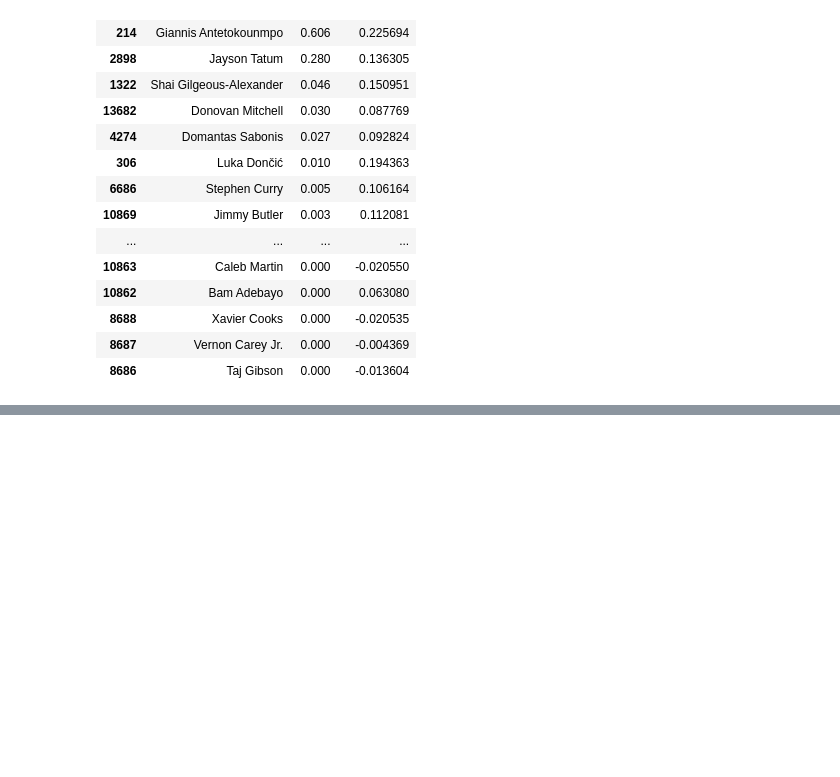
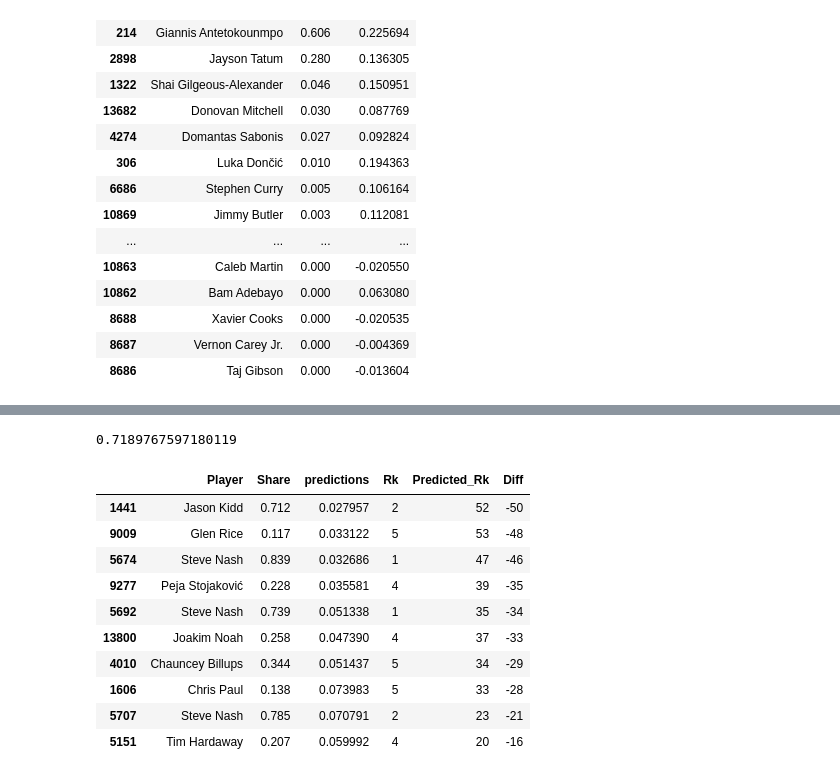
Before and after one commit to jhsu0811/nba-mvp-predictor, a Jupyter notebook: machine_learning.ipynb, the cells around one changed output, grey strips where cells are left out. Cells and saved outputs as stored; diff of their text form; code cells hidden in the pictures; blank space fills up the shorter version.

```diff
--- a/machine_learning.ipynb
+++ b/machine_learning.ipynb
@@ -129,0 +221,12 @@ combination.sort_values("Share", ascending=False).head(20)
+# %%
+aps = []
+all_predictions = []
+for year in years[5:]:
+    train = stats[stats["Year"] < year]
+    test = stats[stats["Year"] == year]
+    reg.fit(train[predictors], train["Share"])
+    predictions = reg.predict(test[predictors])
+    predictions = pd.DataFrame(predictions, columns=["predictions"], index=test.index)
+    combination = pd.concat([test[["Player", "Share"]], predictions], axis=1)
+    all_predictions.append(combination)
+    aps.append(find_ap(combination))
@@ -129,0 +237,8 @@ combination.sort_values("Share", ascending=False).head(20)
+# %%
+def add_ranks(combination):
+    combination = combination.sort_values("Share", ascending=False)
+    combination["Rk"] = list(range(1,combination.shape[0]+1))
+    combination = combination.sort_values("predictions", ascending=False)
+    combination["Predicted_Rk"] = list(range(1,combination.shape[0]+1))
+    combination["Diff"] = combination["Rk"] - combination["Predicted_Rk"]
+    return combination
@@ -129,0 +255,35 @@ combination.sort_values("Share", ascending=False).head(20)
+# %%
+def backtest(stats, model, year, predictors):
+    aps = []
+    all_predictions = []
+    for year in years[5:]:
+        train = stats[stats["Year"] < year]
+        test = stats[stats["Year"] == year]
+        model.fit(train[predictors], train["Share"])
+        predictions = reg.predict(test[predictors])
+        predictions = pd.DataFrame(predictions, columns=["predictions"], index=test.index)
+        combination = pd.concat([test[["Player", "Share"]], predictions], axis=1)
+        combination = add_ranks(combination)
+        all_predictions.append(combination)
+        aps.append(find_ap(combination))
+    return sum(aps)/len(aps), aps, pd.concat(all_predictions)
+# %%
+mean_ap, aps, all_predictions = backtest(stats, reg, years[5:], predictors)
+# %%
+mean_ap
+# %% [output]
+0.7189767597180119
+# %%
+all_predictions[all_predictions["Rk"] <= 5].sort_values("Diff").head(10)
+# %% [output]
+|  | Player | Share | predictions | Rk | Predicted_Rk | Diff |
+| 1441 | Jason Kidd | 0.712 | 0.027957 | 2 | 52 | -50 |
+| 9009 | Glen Rice | 0.117 | 0.033122 | 5 | 53 | -48 |
+| 5674 | Steve Nash | 0.839 | 0.032686 | 1 | 47 | -46 |
+| 9277 | Peja Stojaković | 0.228 | 0.035581 | 4 | 39 | -35 |
+| 5692 | Steve Nash | 0.739 | 0.051338 | 1 | 35 | -34 |
+| 13800 | Joakim Noah | 0.258 | 0.047390 | 4 | 37 | -33 |
+| 4010 | Chauncey Billups | 0.344 | 0.051437 | 5 | 34 | -29 |
+| 1606 | Chris Paul | 0.138 | 0.073983 | 5 | 33 | -28 |
+| 5707 | Steve Nash | 0.785 | 0.070791 | 2 | 23 | -21 |
+| 5151 | Tim Hardaway | 0.207 | 0.059992 | 4 | 20 | -16 |
```
Also changed, not shown: parts of 14 cells of this notebook.
